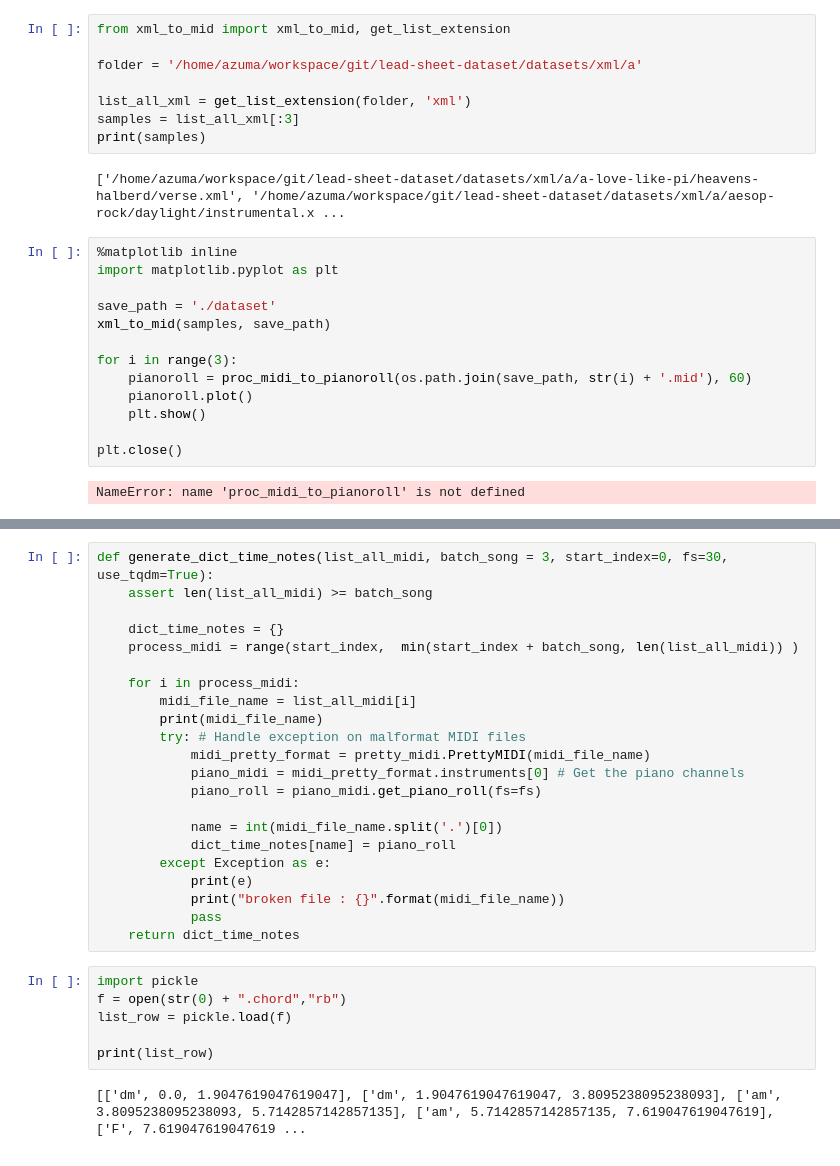
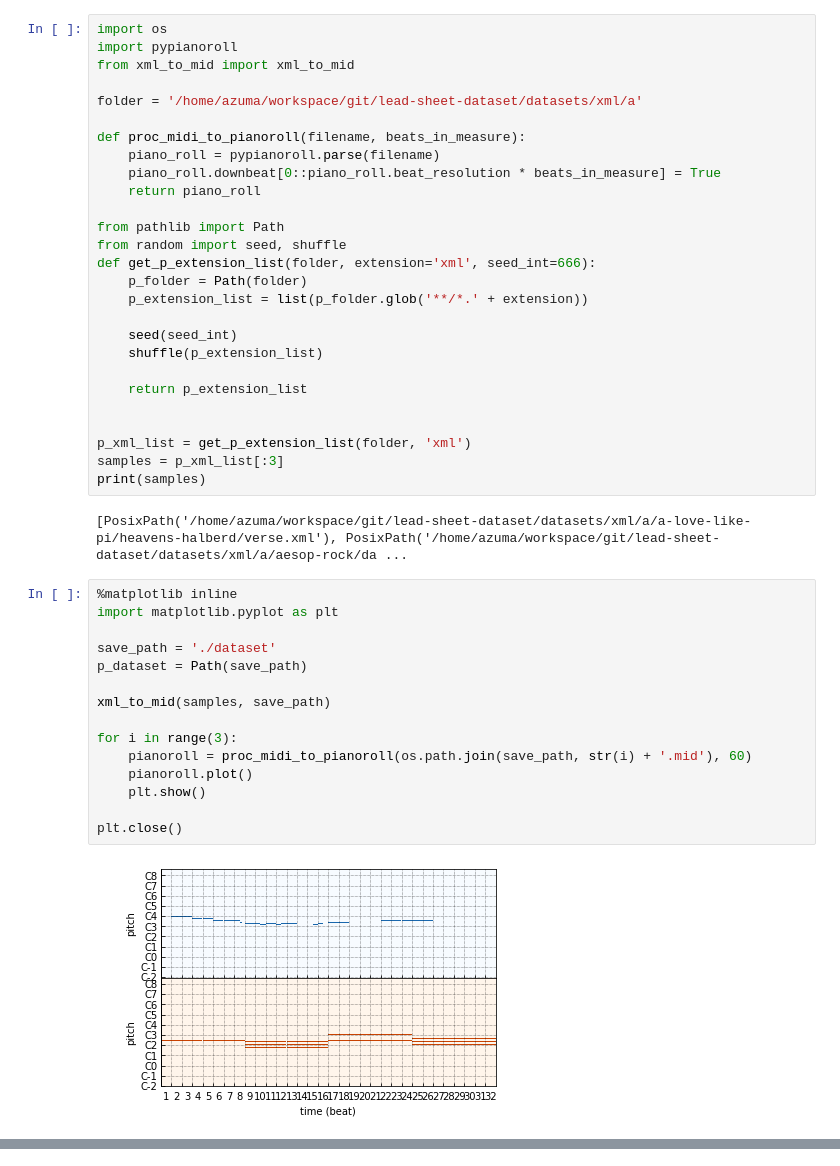
Before and after one commit to minux302/Rhythm_Is_All_You_Need, a Jupyter notebook: loader_debug.ipynb, the cells around one changed output, grey strips where cells are left out. Cells and saved outputs as stored; diff of their text form.

```diff
--- a/loader_debug.ipynb
+++ b/loader_debug.ipynb
@@ -1,25 +1,46 @@
-# %%
-from xml_to_mid import xml_to_mid, get_list_extension
-
-folder = '/home/azuma/workspace/git/lead-sheet-dataset/datasets/xml/a'
-
-list_all_xml = get_list_extension(folder, 'xml')
-samples = list_all_xml[:3]
-print(samples)
-# %% [output]
-['/home/azuma/workspace/git/lead-sheet-dataset/datasets/xml/a/a-love-like-pi/heavens-halberd/verse.xml', '/home/azuma/workspace/git/lead-sheet-dataset/datasets/xml/a/aesop-rock/daylight/instrumental.x ...
+# %%
+import os
+import pypianoroll
+from xml_to_mid import xml_to_mid
+
+folder = '/home/azuma/workspace/git/lead-sheet-dataset/datasets/xml/a'
+
+def proc_midi_to_pianoroll(filename, beats_in_measure):
+    piano_roll = pypianoroll.parse(filename)
+    piano_roll.downbeat[0::piano_roll.beat_resolution * beats_in_measure] = True
+    return piano_roll
+
+from pathlib import Path
+from random import seed, shuffle
+def get_p_extension_list(folder, extension='xml', seed_int=666):
+    p_folder = Path(folder)
+    p_extension_list = list(p_folder.glob('**/*.' + extension))
+
+    seed(seed_int)
+    shuffle(p_extension_list)
+
+    return p_extension_list
+
+
+p_xml_list = get_p_extension_list(folder, 'xml')
+samples = p_xml_list[:3]
+print(samples)
+# %% [output]
+[PosixPath('/home/azuma/workspace/git/lead-sheet-dataset/datasets/xml/a/a-love-like-pi/heavens-halberd/verse.xml'), PosixPath('/home/azuma/workspace/git/lead-sheet-dataset/datasets/xml/a/aesop-rock/da ...
 # %%
 %matplotlib inline
 import matplotlib.pyplot as plt
 
 save_path = './dataset'
+p_dataset = Path(save_path)
+
 xml_to_mid(samples, save_path)
 
 for i in range(3):
     pianoroll = proc_midi_to_pianoroll(os.path.join(save_path, str(i) + '.mid'), 60)
     pianoroll.plot()
     plt.show()
 
 plt.close()
 # %% [output]
-NameError: name 'proc_midi_to_pianoroll' is not defined
+[figure, added]
@@ -26,30 +48,0 @@ NameError: name 'proc_midi_to_pianoroll' is not defined
-# %%
-def generate_dict_time_notes(list_all_midi, batch_song = 3, start_index=0, fs=30, use_tqdm=True):
-    assert len(list_all_midi) >= batch_song
-
-    dict_time_notes = {}
-    process_midi = range(start_index,  min(start_index + batch_song, len(list_all_midi)) )
-
-    for i in process_midi:
-        midi_file_name = list_all_midi[i]
-        print(midi_file_name)
-        try: # Handle exception on malformat MIDI files
-            midi_pretty_format = pretty_midi.PrettyMIDI(midi_file_name)
-            piano_midi = midi_pretty_format.instruments[0] # Get the piano channels
-            piano_roll = piano_midi.get_piano_roll(fs=fs)
-
-            name = int(midi_file_name.split('.')[0])
-            dict_time_notes[name] = piano_roll
-        except Exception as e:
-            print(e)
-            print("broken file : {}".format(midi_file_name))
-            pass
-    return dict_time_notes
-# %%
-import pickle
-f = open(str(0) + ".chord","rb")
-list_row = pickle.load(f)
-
-print(list_row)
-# %% [output]
-[['dm', 0.0, 1.9047619047619047], ['dm', 1.9047619047619047, 3.8095238095238093], ['am', 3.8095238095238093, 5.7142857142857135], ['am', 5.7142857142857135, 7.619047619047619], ['F', 7.619047619047619 ...
```
Also changed, not shown: parts of 11 cells of this notebook, 1 other file.
